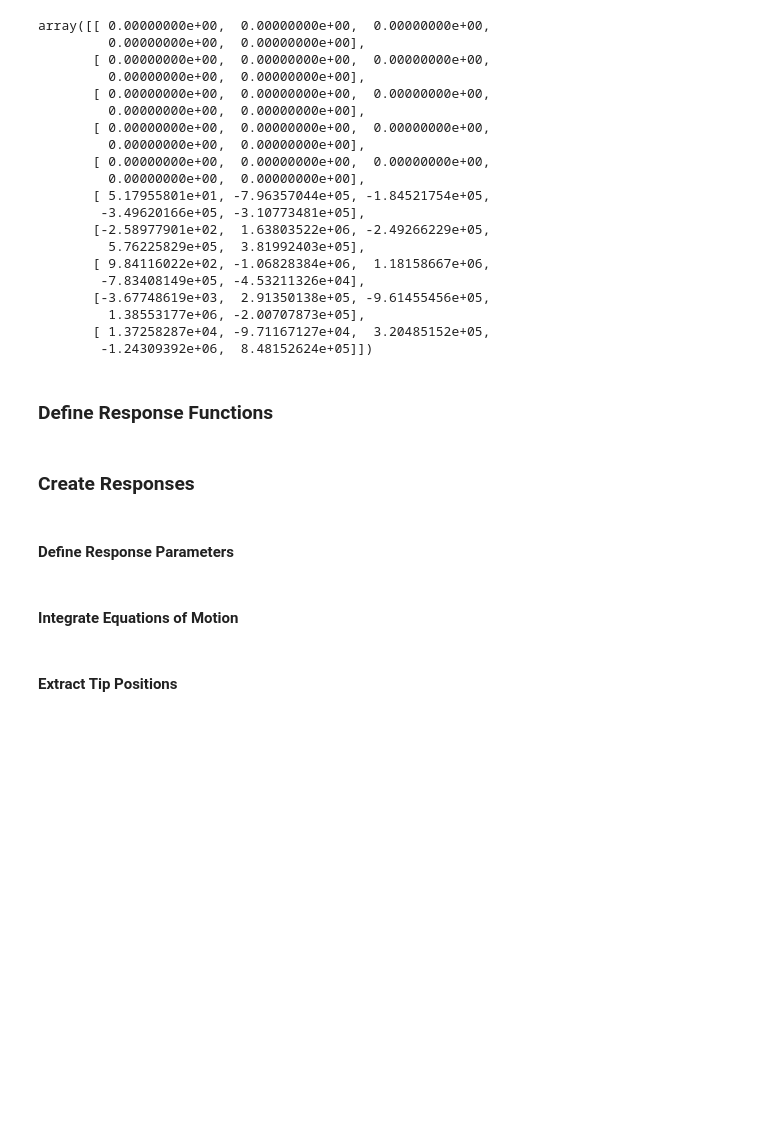
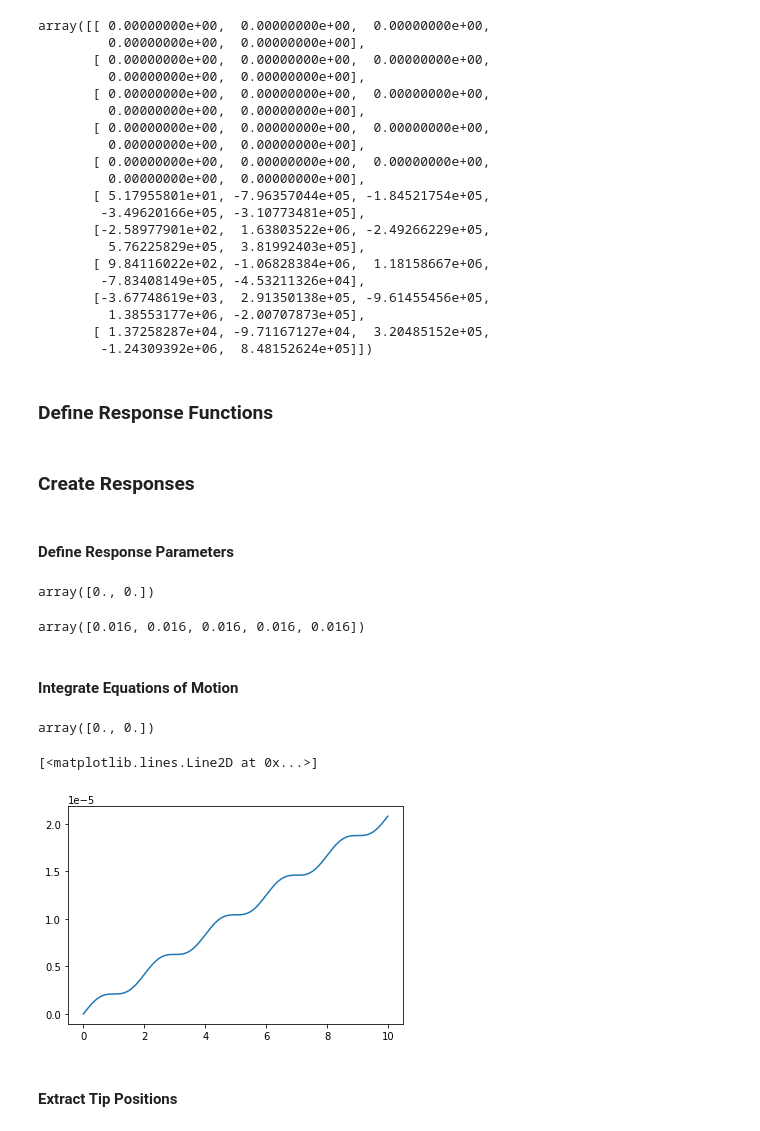
Before and after one commit to danielnewman09/VaTech-ML-SysID, a Jupyter notebook: code/notebooks/Create-Model.ipynb, the cells around one changed output. Cells and saved outputs as stored; diff of their text form; code cells hidden in the pictures; blank space fills up the shorter version.

```diff
--- a/code/notebooks/Create-Model.ipynb
+++ b/code/notebooks/Create-Model.ipynb
@@ -157,7 +157,7 @@ def derive_sys(n,p):
     M, L, E, I = p
 
     # Structural damping
-    damp = 0.05
+    damp = 0.00
 
     lengths = np.concatenate([np.broadcast_to(L / n,n)])
     masses = np.concatenate([np.broadcast_to(M / n,n)])
@@ -484,7 +484,7 @@ def force(coords,r,time):
     '''
 
     # Maximum velocity of the flow field in m/s
-    flow_amp = 0.0
+    flow_amp = 0.01
 
     # Flow field velocity
     u_y = flow_amp * np.cos(1. * np.pi * time) + flow_amp # m/s
@@ -557,10 +557,10 @@ def get_forces(n,q,lengths,time=0.):
         u = r / lengths[i]
 
         # Get the projected force on the element at position "x"
-        proj_force = lambda x: body_rotation(force(x * u + frame_origin,r,time),angles)
+        proj_force = lambda x: np.array([foo[0] for foo in body_rotation(force(x * u + frame_origin,r,time),angles)])
 
         # Compute the torque applied by the force at position "x"
-        torquez = lambda x: np.cross(np.array([x,0]),np.array([proj_force(x)]).flatten())
+        torquez = lambda x: np.cross(np.array([x,0]),np.array(list(proj_force(x))).flatten())
 
         # The total torque applied to the element is the integral of the torque
         # across its length
@@ -581,7 +581,7 @@ We first need to derive the linear and nonlinear systems based on some physical
 <h4 id="Define-System-Parameters">Define System Parameters</h4>
 # %%
 # Number of elements
-n = 5
+n = 10
 
 # Total mass
 M = 0.1 # kg
@@ -772,8 +772,8 @@ def linear_response(n,A,B,args,control_args):
 # Initial positions and velocities
 theta0_z = 0.
 theta0dot_z = 0.
+
 X0 = np.array([theta0_z,theta0dot_z])
-
 # Maximum allowable actuator effort
 force_max = .01
 
@@ -788,15 +788,32 @@ y_desired = L/2
 # Control parameters
 kp = 10.
 kd = 5.
-use_control = True
+use_control = False
 
 args = [force_max, time, X0, y_desired, lengths]
 control_args = [kp,kd,use_control]
+# %%
+X0
+# %% [output]
+array([0., 0.])
+# %%
+lengths
+# %% [output]
+array([0.016, 0.016, 0.016, 0.016, 0.016])
 # %% [markdown]
 <h4 id="Integrate-Equations-of-Motion">Integrate Equations of Motion</h4>
 # %%
 lin_response = linear_response(n,A,B,args,control_args)
 nonlin_response = nonlinear_response(n,args,funcs,control_args)
+# %%
+np.array([bob[0] for bob in body_rotation(np.array([[0.0],[0.0]]), np.array([[-1]]))])
+# %% [output]
+array([0., 0.])
+# %%
+plt.plot(time,nonlin_response[:,3])
+# %% [output]
+[<matplotlib.lines.Line2D at 0x...>]
+[figure, added]
 # %% [markdown]
 <h4 id="Extract-Tip-Position">Extract Tip Positions</h4>
 # %%
```
Also changed, not shown: parts of 5 cells of this notebook, 3 other files.
